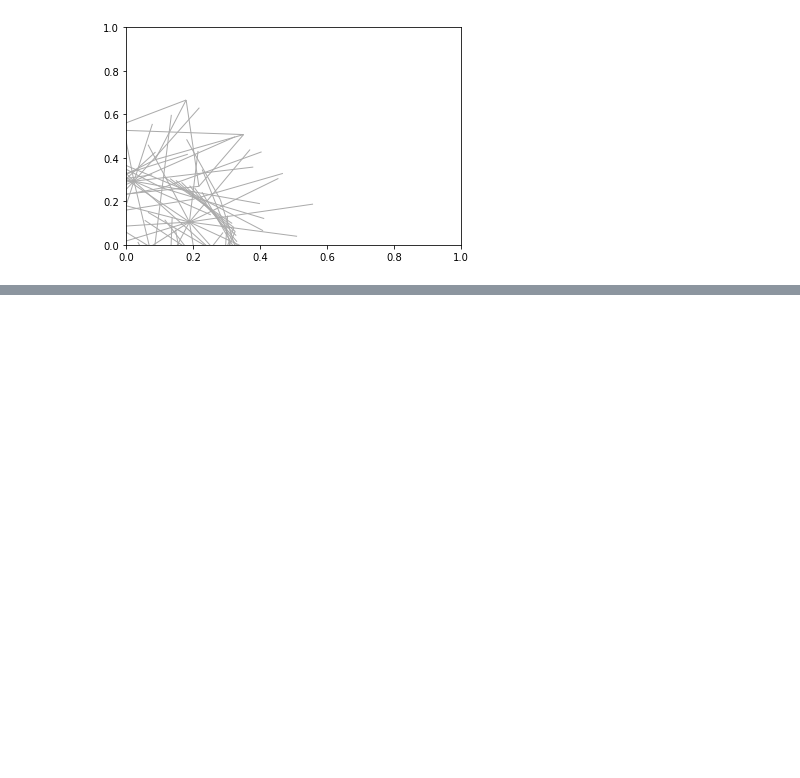
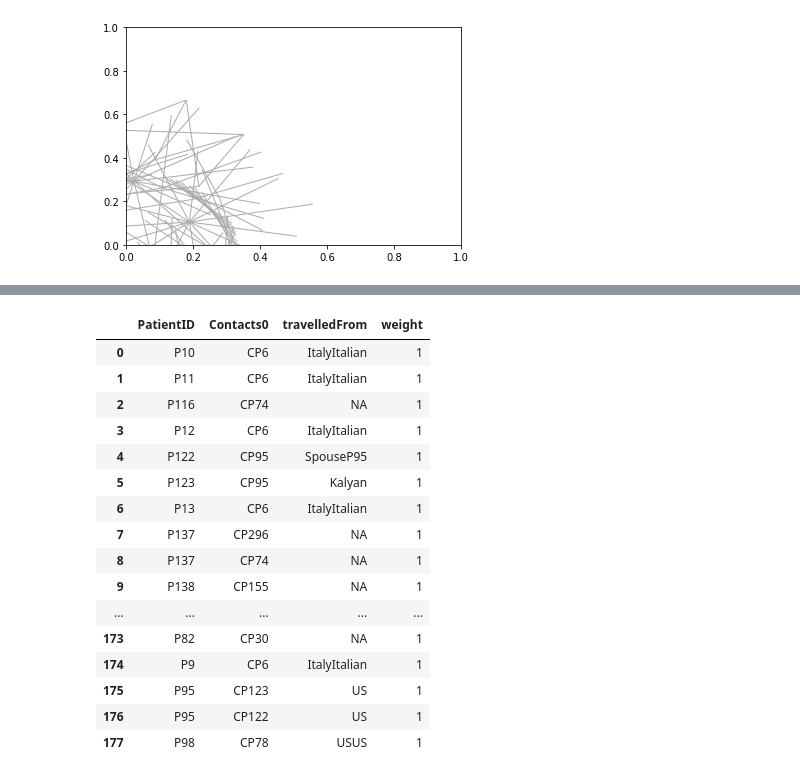
Before and after one commit to RohithYogi/Geographic-COVID19-Analysis, a Jupyter notebook: Network Analysis.ipynb, the cells around one changed output, grey strips where cells are left out. Cells and saved outputs as stored; diff of their text form; code cells hidden in the pictures; blank space fills up the shorter version.

```diff
--- a/Network Analysis.ipynb
+++ b/Network Analysis.ipynb
@@ -554,0 +554,20 @@ plt.show()
+# %%
+edgelist
+# %% [output]
+|  | PatientID | Contacts0 | travelledFrom | weight |
+| 0 | P10 | CP6 | ItalyItalian | 1 |
+| 1 | P11 | CP6 | ItalyItalian | 1 |
+| 2 | P116 | CP74 | NA | 1 |
+| 3 | P12 | CP6 | ItalyItalian | 1 |
+| 4 | P122 | CP95 | SpouseP95 | 1 |
+| 5 | P123 | CP95 | Kalyan | 1 |
+| 6 | P13 | CP6 | ItalyItalian | 1 |
+| 7 | P137 | CP296 | NA | 1 |
+| 8 | P137 | CP74 | NA | 1 |
+| 9 | P138 | CP155 | NA | 1 |
+| ... | ... | ... | ... | ... |
+| 173 | P82 | CP30 | NA | 1 |
+| 174 | P9 | CP6 | ItalyItalian | 1 |
+| 175 | P95 | CP123 | US | 1 |
+| 176 | P95 | CP122 | US | 1 |
+| 177 | P98 | CP78 | USUS | 1 |
```
Also changed, not shown: parts of 30 cells of this notebook.
